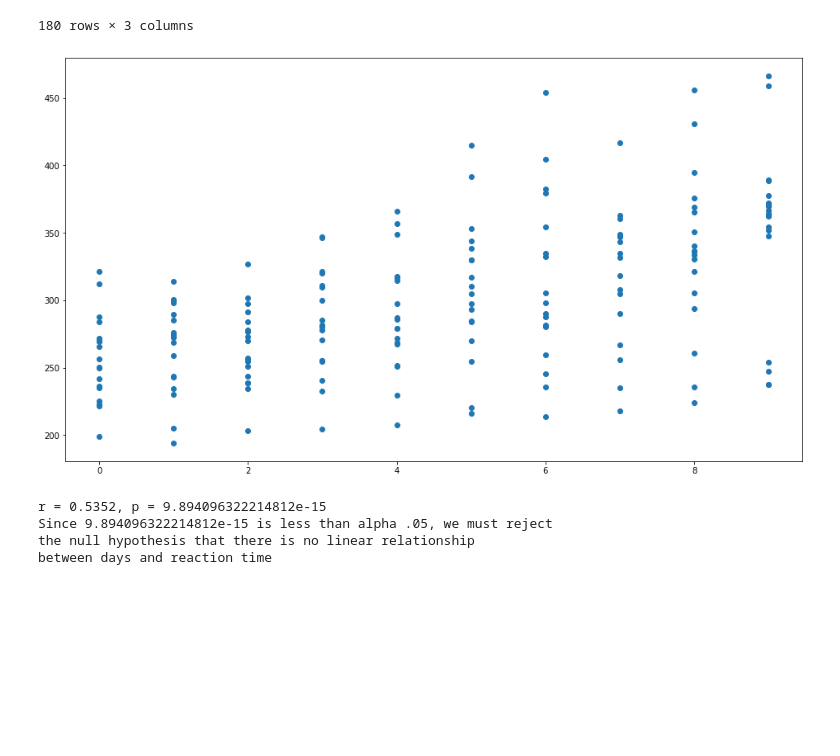
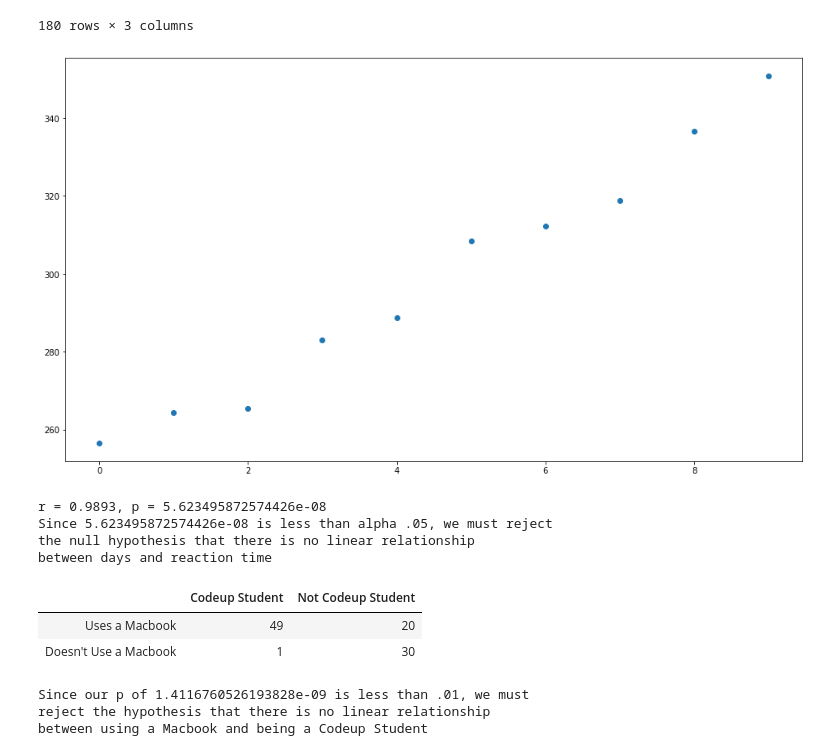
Before and after one commit to CameronGTaylor/statistics-exercises, a Jupyter notebook: hypothesis_testing.ipynb, the cells around one changed output. Drawn from its saved outputs; the diff is of its cells as text; code cells hidden in the pictures; blank space fills up the shorter version.

Commit message:
Complete next set of hypothesis testing

```diff
--- a/hypothesis_testing.ipynb
+++ b/hypothesis_testing.ipynb
@@ -564,21 +538,43 @@ sleep
 | 179 | 369.1417 | 8 | 372 |
 | 180 | 364.1236 | 9 | 372 |
 180 rows × 3 columns
+# %%
+sleep2 = sleep.groupby(by='Days').mean()
+sleep2.reset_index(inplace=True)
 # %%
-x = sleep.Days
-y = sleep.Reaction
+x = sleep2.Days
+y = sleep2.Reaction
 
 plt.figure(figsize=(16,9))
 plt.scatter(x, y)
 plt.show()
 r, p = stats.pearsonr(x, y)
 print(f'r = {r:.4f}, p = {p}')
 print(f'''Since {p} is less than alpha .05, we must reject
 the null hypothesis that there is no linear relationship
 between days and reaction time''')
 # %% [output]
-[figure, old version]
+[figure, new version]
-r = 0.5352, p = 9.894096322214812e-15
-Since 9.894096322214812e-15 is less than alpha .05, we must reject
+r = 0.9893, p = 5.623495872574426e-08
+Since 5.623495872574426e-08 is less than alpha .05, we must reject
 the null hypothesis that there is no linear relationship
 between days and reaction time
+# %%
+df = pd.DataFrame([[49,20], [1,30]],
+    columns = ['Codeup Student', 'Not Codeup Student'],
+    index = ['Uses a Macbook', 'Doesn\'t Use a Macbook'])
+
+df
+# %% [output]
+|  | Codeup Student | Not Codeup Student |
+| Uses a Macbook | 49 | 20 |
+| Doesn't Use a Macbook | 1 | 30 |
+# %%
+chi2, p, degf, expected = stats.chi2_contingency(df)
+print(f'''Since our p of {p} is less than .01, we must
+reject the hypothesis that there is no linear relationship
+between using a Macbook and being a Codeup Student''')
+# %% [output]
+Since our p of 1.4116760526193828e-09 is less than .01, we must
+reject the hypothesis that there is no linear relationship
+between using a Macbook and being a Codeup Student
```
Also changed, not shown: parts of 17 cells of this notebook.
